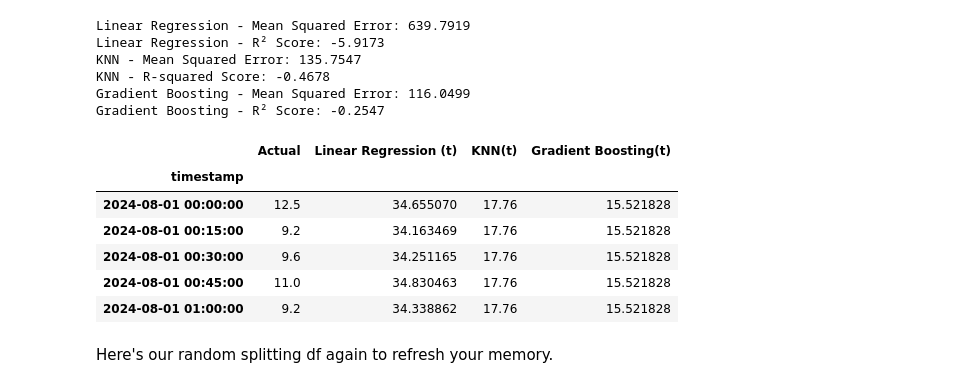
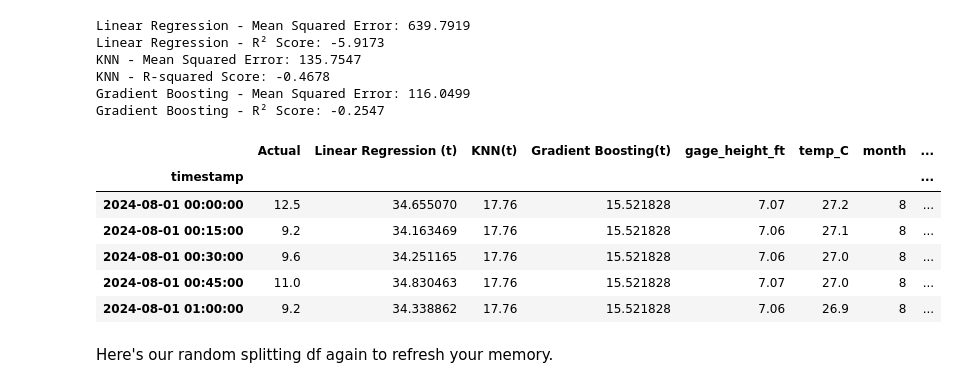
Before and after one commit to Jef-H/gage_against_the_machine, a Jupyter notebook: GageAgainstMachineFinal.ipynb, the cells around one changed output. Saved outputs shown, nothing was run; the diff lists cells and outputs as text; code cells hidden in the pictures.

```diff
--- a/GageAgainstMachineFinal.ipynb
+++ b/GageAgainstMachineFinal.ipynb
@@ -376,24 +380,28 @@ KNN - R-squared Score: -0.4678
 Gradient Boosting - Mean Squared Error: 116.0499
 Gradient Boosting - R² Score: -0.2547
 # %%
-# Create a DataFrame to store predictions (randomly split data)
+# Create a DataFrame to store predictions (including actual turbidity and other feature columns)
 predictions_time_df = pd.DataFrame({
     "Actual": y_test,
     "Linear Regression (t)": lr_model_time.predict(X_test),
     "KNN(t)": knn_time.predict(X_test),
-    "Gradient Boosting(t)": gbr_model_time.predict(X_test)
+    "Gradient Boosting(t)": gbr_model_time.predict(X_test),
+    "gage_height_ft": X_test["gage_height_ft"],
+    "temp_C": X_test["temp_C"],
+    "month": X_test["month"],
+    "day_of_year": X_test["day_of_year"]
 })
 
 # Display the first few rows
 predictions_time_df.head()
 # %% [output]
-|  | Actual | Linear Regression (t) | KNN(t) | Gradient Boosting(t) |
-| timestamp |  |  |  |  |
-| 2024-08-01 00:00:00 | 12.5 | 34.655070 | 17.76 | 15.521828 |
-| 2024-08-01 00:15:00 | 9.2 | 34.163469 | 17.76 | 15.521828 |
-| 2024-08-01 00:30:00 | 9.6 | 34.251165 | 17.76 | 15.521828 |
-| 2024-08-01 00:45:00 | 11.0 | 34.830463 | 17.76 | 15.521828 |
-| 2024-08-01 01:00:00 | 9.2 | 34.338862 | 17.76 | 15.521828 |
+|  | Actual | Linear Regression (t) | KNN(t) | Gradient Boosting(t) | gage_height_ft | temp_C | month | ... |
+| timestamp |  |  |  |  |  |  |  | ... |
+| 2024-08-01 00:00:00 | 12.5 | 34.655070 | 17.76 | 15.521828 | 7.07 | 27.2 | 8 | ... |
+| 2024-08-01 00:15:00 | 9.2 | 34.163469 | 17.76 | 15.521828 | 7.06 | 27.1 | 8 | ... |
+| 2024-08-01 00:30:00 | 9.6 | 34.251165 | 17.76 | 15.521828 | 7.06 | 27.0 | 8 | ... |
+| 2024-08-01 00:45:00 | 11.0 | 34.830463 | 17.76 | 15.521828 | 7.07 | 27.0 | 8 | ... |
+| 2024-08-01 01:00:00 | 9.2 | 34.338862 | 17.76 | 15.521828 | 7.06 | 26.9 | 8 | ... |
 # %% [markdown]
 Here's our random splitting df again to refresh your memory.
 # %%
```
Also changed, not shown: parts of 4 cells of this notebook.
